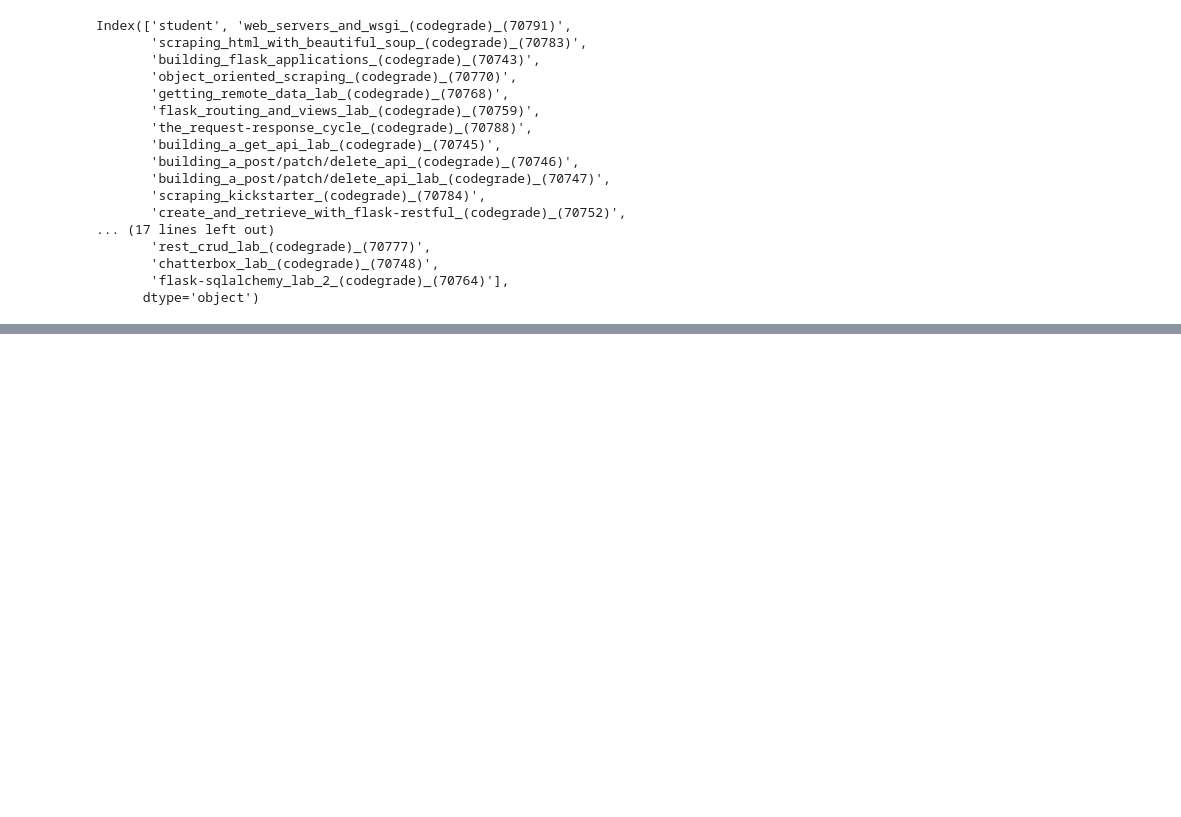
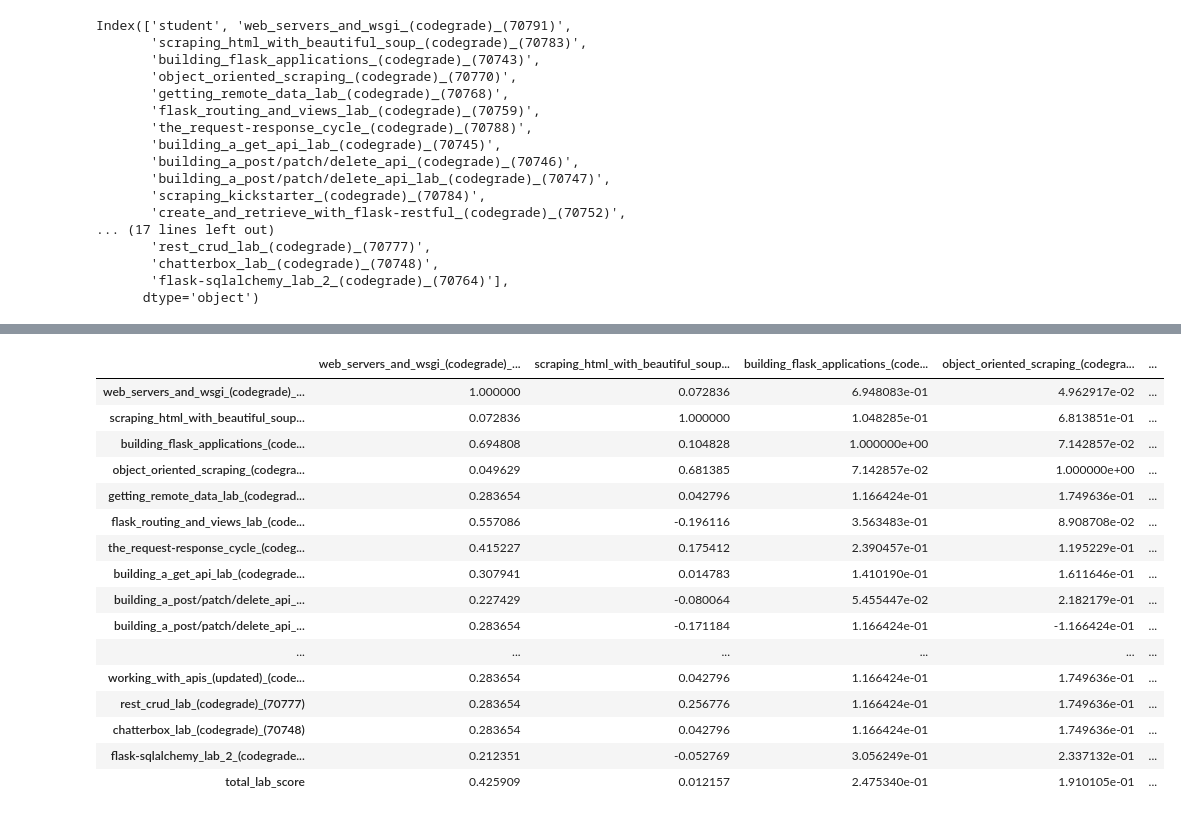
Before and after one commit to M-Nesphory/Moringa_Exercises, a Jupyter notebook: Other/Grade_Analysis.ipynb, the cells around one changed output, grey strips where cells are left out. Cells and saved outputs as stored; diff of their text form; code cells hidden in the pictures; blank space fills up the shorter version.

Commit message:
Missing Data, Groupby and Join

```diff
--- a/Other/Grade_Analysis.ipynb
+++ b/Other/Grade_Analysis.ipynb
@@ -541,0 +554,21 @@ df
+# %%
+corr_table = df_cleaned_labs.corr()
+corr_table
+# %% [output]
+|  | web_servers_and_wsgi_(codegrade)_... | scraping_html_with_beautiful_soup... | building_flask_applications_(code... | object_oriented_scraping_(codegra... | ... |
+| web_servers_and_wsgi_(codegrade)_... | 1.000000 | 0.072836 | 6.948083e-01 | 4.962917e-02 | ... |
+| scraping_html_with_beautiful_soup... | 0.072836 | 1.000000 | 1.048285e-01 | 6.813851e-01 | ... |
+| building_flask_applications_(code... | 0.694808 | 0.104828 | 1.000000e+00 | 7.142857e-02 | ... |
+| object_oriented_scraping_(codegra... | 0.049629 | 0.681385 | 7.142857e-02 | 1.000000e+00 | ... |
+| getting_remote_data_lab_(codegrad... | 0.283654 | 0.042796 | 1.166424e-01 | 1.749636e-01 | ... |
+| flask_routing_and_views_lab_(code... | 0.557086 | -0.196116 | 3.563483e-01 | 8.908708e-02 | ... |
+| the_request-response_cycle_(codeg... | 0.415227 | 0.175412 | 2.390457e-01 | 1.195229e-01 | ... |
+| building_a_get_api_lab_(codegrade... | 0.307941 | 0.014783 | 1.410190e-01 | 1.611646e-01 | ... |
+| building_a_post/patch/delete_api_... | 0.227429 | -0.080064 | 5.455447e-02 | 2.182179e-01 | ... |
+| building_a_post/patch/delete_api_... | 0.283654 | -0.171184 | 1.166424e-01 | -1.166424e-01 | ... |
+| ... | ... | ... | ... | ... | ... |
+| working_with_apis_(updated)_(code... | 0.283654 | 0.042796 | 1.166424e-01 | 1.749636e-01 | ... |
+| rest_crud_lab_(codegrade)_(70777) | 0.283654 | 0.256776 | 1.166424e-01 | 1.749636e-01 | ... |
+| chatterbox_lab_(codegrade)_(70748) | 0.283654 | 0.042796 | 1.166424e-01 | 1.749636e-01 | ... |
+| flask-sqlalchemy_lab_2_(codegrade... | 0.212351 | -0.052769 | 3.056249e-01 | 2.337132e-01 | ... |
+| total_lab_score | 0.425909 | 0.012157 | 2.475340e-01 | 1.910105e-01 | ... |
```
Also changed, not shown: parts of 10 cells of this notebook, 4 other files.
